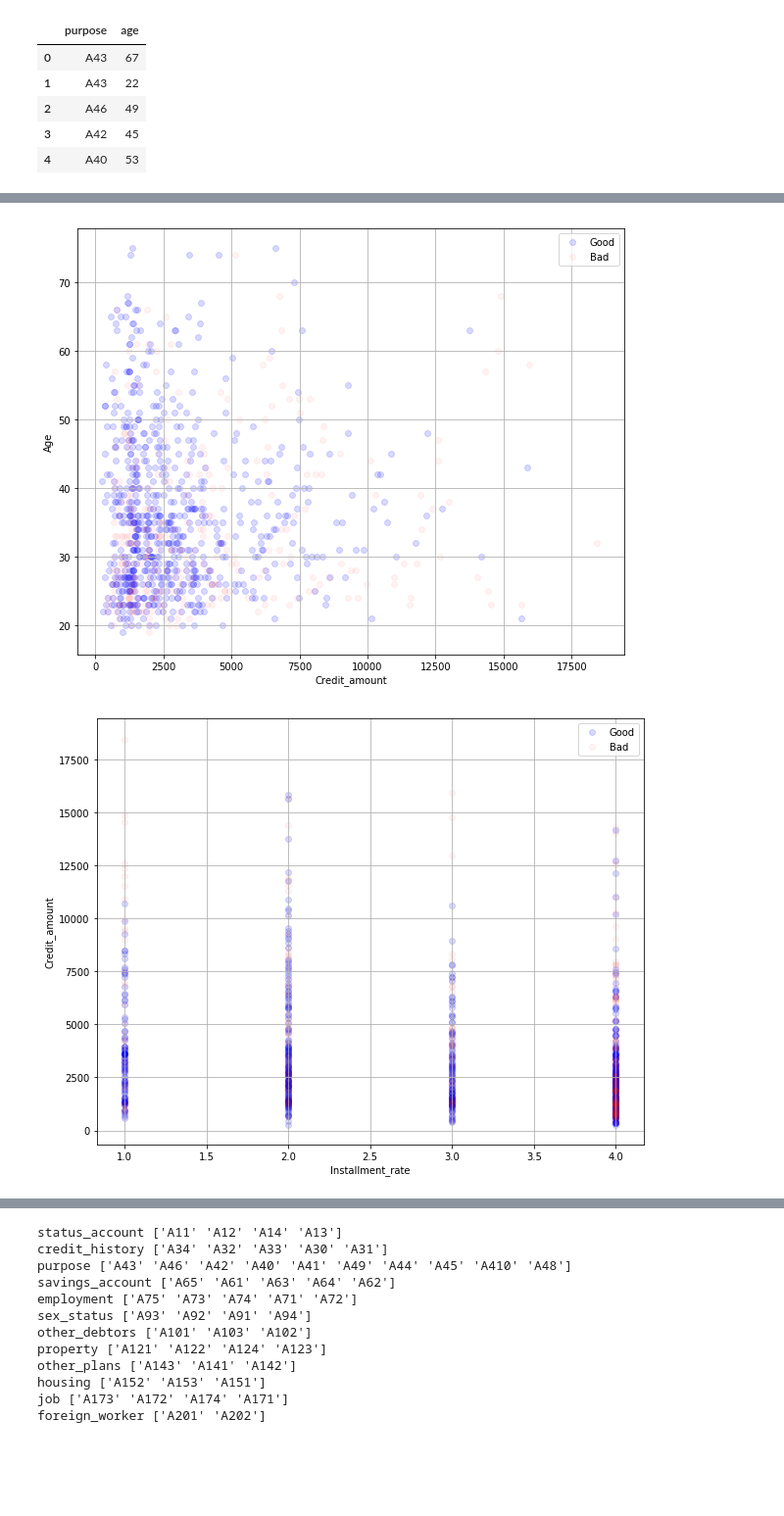
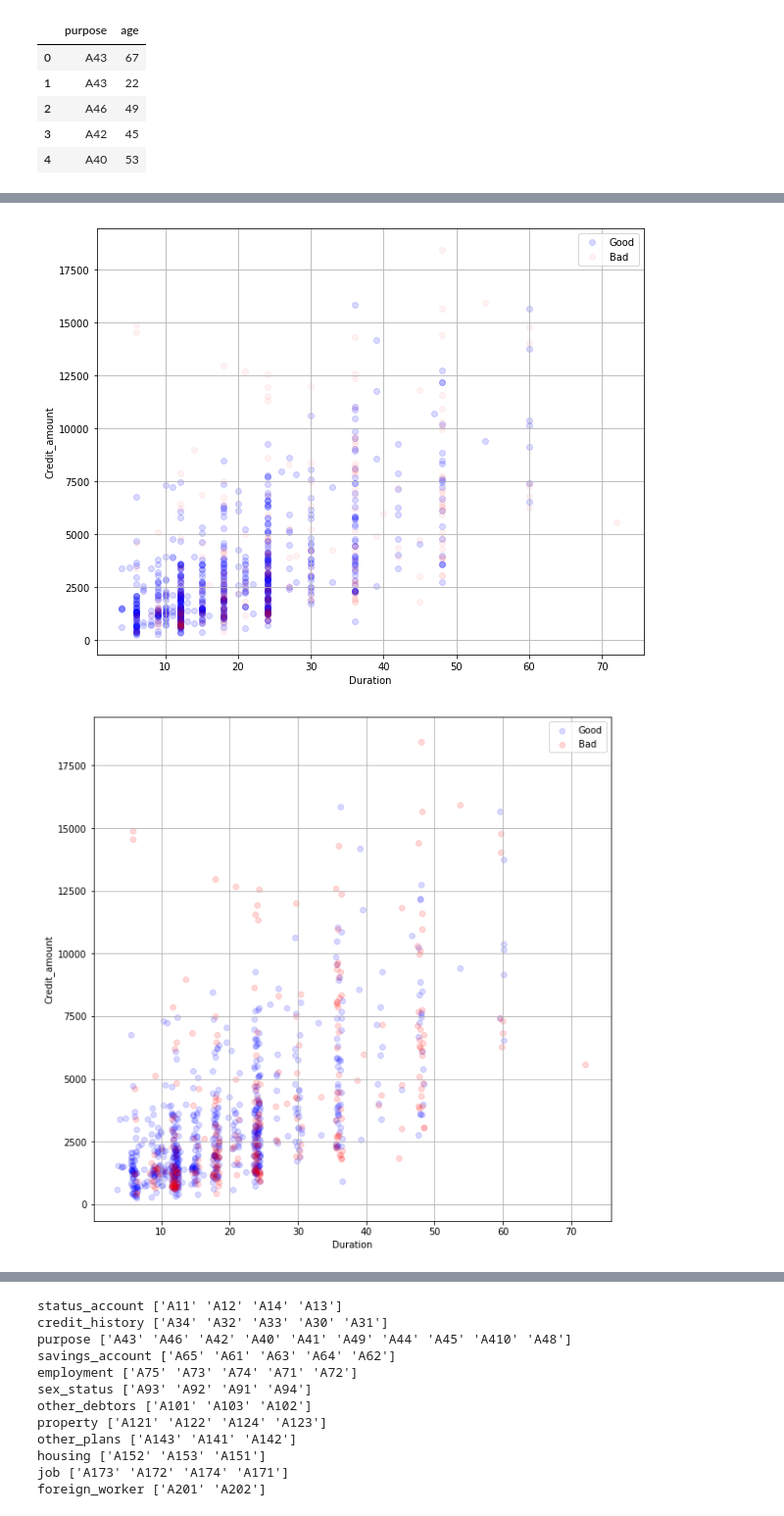
Before and after one commit to SokolovaNastya/MachineLearning, a Jupyter notebook: lab1/Lab1_GermanCreditData.ipynb, the cells around one changed output, grey strips where cells are left out. Shown: that part at 98% size. Saved outputs shown, nothing was run; the diff lists cells and outputs as text; code cells hidden in the pictures; blank space fills up the shorter version.

```diff
--- a/lab1/Lab1_GermanCreditData.ipynb
+++ b/lab1/Lab1_GermanCreditData.ipynb
@@ -229,42 +319,45 @@ Name: class, Length: 1000, dtype: bool
 # %%
 plt.figure(figsize = (10, 8))
 
-plt.scatter(data[data['class'] == 1]['credit_amount'],
-            data[data['class'] == 1]['age'],
+plt.scatter(data[data['class'] == 1]['duration'],
+            data[data['class'] == 1]['credit_amount'],
             alpha = 0.15,
             label = 'Good',
             color = 'b')
 
-plt.scatter(data[data['class'] == 2]['credit_amount'],
-            data[data['class'] == 2]['age'],
+plt.scatter(data[data['class'] == 2]['duration'],
+            data[data['class'] == 2]['credit_amount'],
             alpha = 0.05,
             label = 'Bad',
             color = 'r')
 
-plt.xlabel('Credit_amount')
-plt.ylabel('Age')
+plt.xlabel('Duration')
+plt.ylabel('Credit_amount')
 plt.legend()
 plt.grid()
 # %% [output]
-[figure, old version]
+[figure, new version]
 # %%
-plt.figure(figsize = (10, 8))
+np.random.seed(0)
+rate_rnd = data['duration'] + np.random.rand(data.shape[0]) - .5
 
-plt.scatter(data[data['class'] == 1]['installment_rate'],
+plt.figure(figsize = (10, 10))
+
+plt.scatter(rate_rnd[data['class'] == 1],
             data[data['class'] == 1]['credit_amount'],
             alpha = 0.15,
             label = 'Good',
             color = 'b')
 
-plt.scatter(data[data['class'] == 2]['installment_rate'],
+plt.scatter(rate_rnd[data['class'] == 2],
             data[data['class'] == 2]['credit_amount'],
-            alpha = 0.05,
+            alpha = 0.15,
             label = 'Bad',
             color = 'r')
 
-plt.xlabel('Installment_rate')
+plt.xlabel('Duration')
 plt.ylabel('Credit_amount')
 plt.legend()
 plt.grid()
 # %% [output]
-[figure, old version]
+[figure, new version]
```
Also changed, not shown: parts of 81 cells of this notebook.
